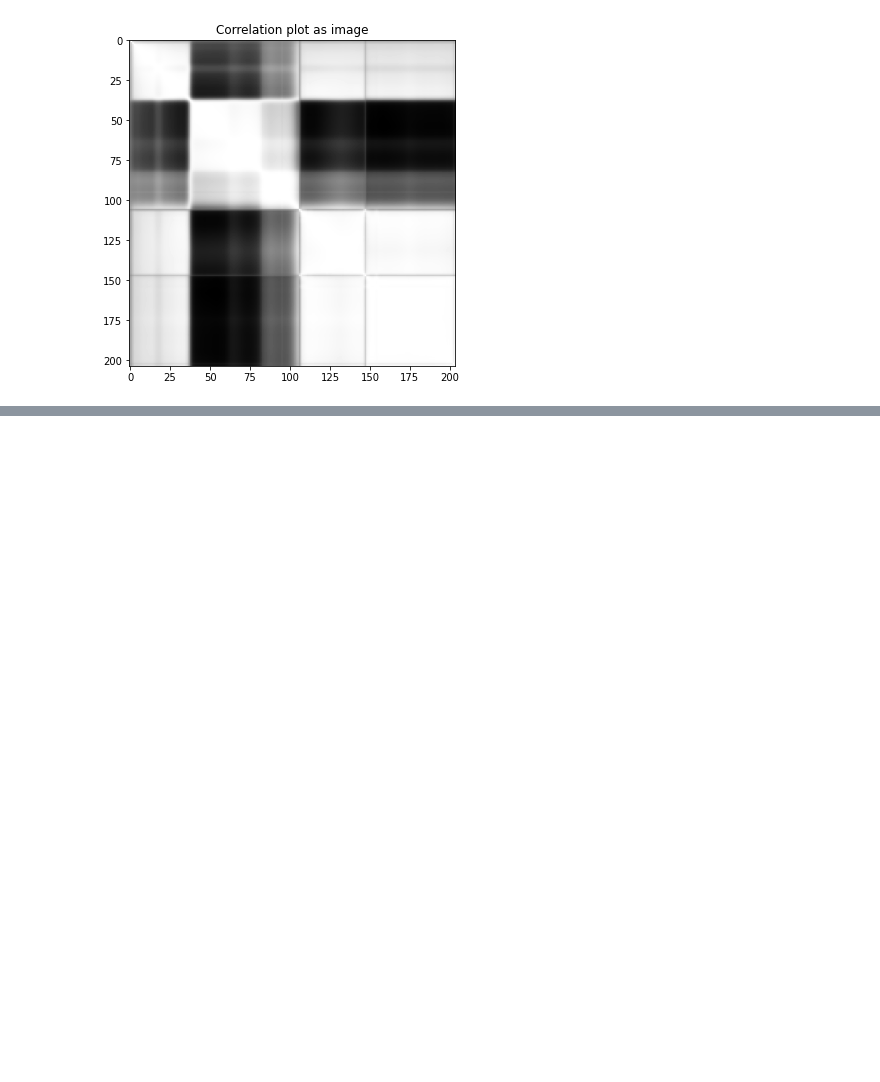
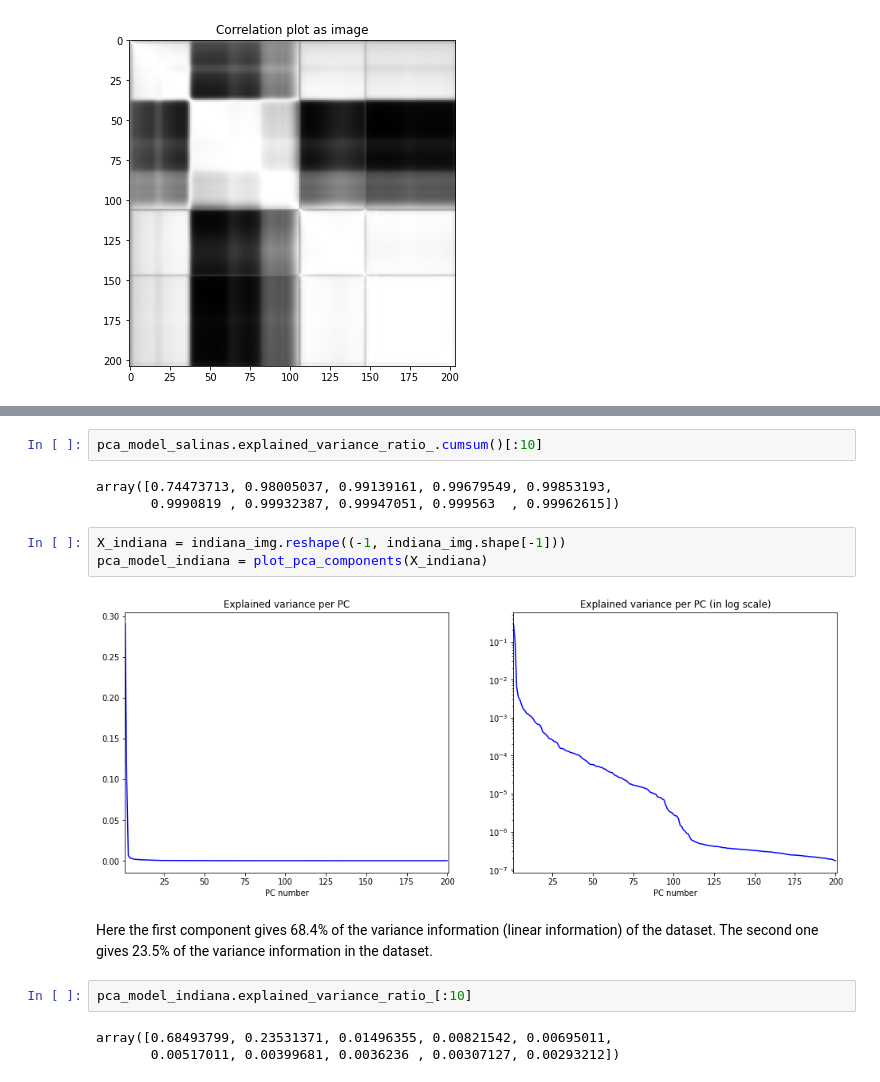
Before and after one commit to SabineHU/projet-IML, a Jupyter notebook: src/dataset_analysis.ipynb, the cells around one changed output, grey strips where cells are left out. Drawn from its saved outputs; the diff is of its cells as text; blank space fills up the shorter version.

```diff
--- a/src/dataset_analysis.ipynb
+++ b/src/dataset_analysis.ipynb
@@ -98,0 +119,18 @@ plot_correlation(salinas_img.reshape((-1, salinas_img.shape[-1])))
+# %%
+pca_model_salinas.explained_variance_ratio_.cumsum()[:10]
+# %% [output]
+array([0.74473713, 0.98005037, 0.99139161, 0.99679549, 0.99853193,
+       0.9990819 , 0.99932387, 0.99947051, 0.999563  , 0.99962615])
+# %%
+X_indiana = indiana_img.reshape((-1, indiana_img.shape[-1]))
+pca_model_indiana = plot_pca_components(X_indiana)
+# %% [output]
+[figure, added]
+# %% [markdown]
+Here the first component gives 68.4% of the variance information (linear information) of the dataset.
+The second one gives 23.5% of the variance information in the dataset.
+# %%
+pca_model_indiana.explained_variance_ratio_[:10]
+# %% [output]
+array([0.68493799, 0.23531371, 0.01496355, 0.00821542, 0.00695011,
+       0.00517011, 0.00399681, 0.0036236 , 0.00307127, 0.00293212])
```
Also changed, not shown: parts of 13 cells of this notebook, 1 other file.
